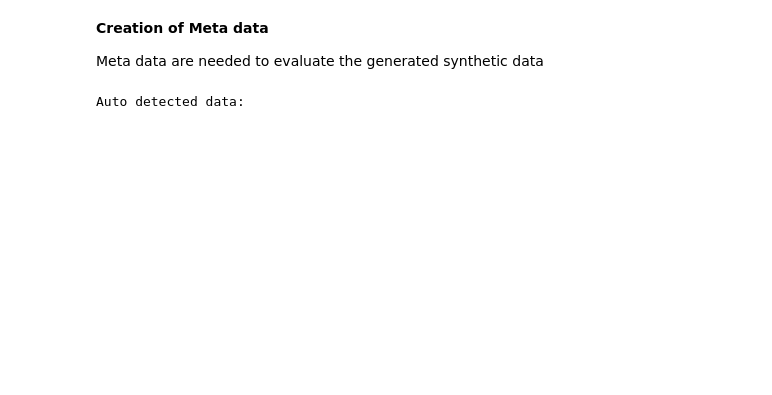
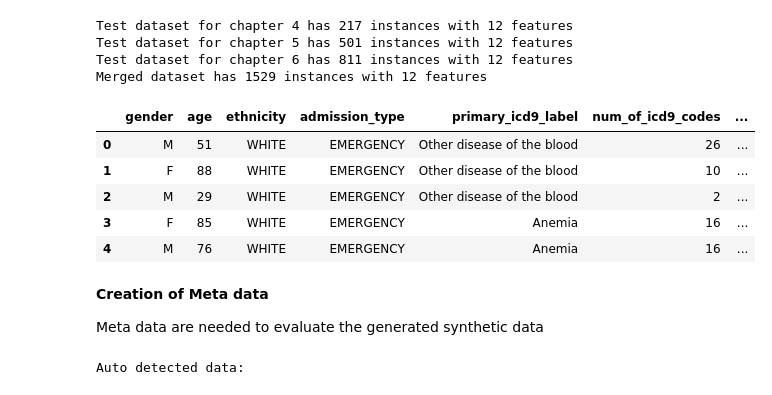
Before and after one commit to botamariaaurora/Synthetic-Patient-Health-Data-Generation-Using-Conversational-AI-and-Large-Language-Models, a Jupyter notebook: Notebooks/Synthetic Data Evaluation.ipynb, the cells around one changed output. Cells and saved outputs as stored; diff of their text form; code cells hidden in the pictures; blank space fills up the shorter version.

```diff
--- a/Notebooks/Synthetic Data Evaluation.ipynb
+++ b/Notebooks/Synthetic Data Evaluation.ipynb
@@ -33,3 +8,35 @@ real_data.head(-1)
+# %%
+chapters = [4,5,6]
+# %%
+real_data = {}
+
+for i in chapters:
+    file_path = f"Final_datasets/Chapter {i}/chapter_{i}.csv"
+
+    real_data[i] = pd.read_csv(file_path)
+
+    if 'primary_icd9_code' in real_data[i].columns:
+        real_data[i].drop(columns=['primary_icd9_code'], inplace=True)
+
+    print(f"Test dataset for chapter {i} has {real_data[i].shape[0]} instances with {real_data[i].shape[1]} features")
+
+all_real_data = pd.concat(real_data.values(), ignore_index=True)
+
+print(f"Merged dataset has {all_real_data.shape[0]} instances with {all_real_data.shape[1]} features")
+# %% [output]
+Test dataset for chapter 4 has 217 instances with 12 features
+Test dataset for chapter 5 has 501 instances with 12 features
+Test dataset for chapter 6 has 811 instances with 12 features
+Merged dataset has 1529 instances with 12 features
+# %%
+all_real_data.head()
+# %% [output]
+|  | gender | age | ethnicity | admission_type | primary_icd9_label | num_of_icd9_codes | ... |
+| 0 | M | 51 | WHITE | EMERGENCY | Other disease of the blood | 26 | ... |
+| 1 | F | 88 | WHITE | EMERGENCY | Other disease of the blood | 10 | ... |
+| 2 | M | 29 | WHITE | EMERGENCY | Other disease of the blood | 2 | ... |
+| 3 | F | 85 | WHITE | EMERGENCY | Anemia | 16 | ... |
+| 4 | M | 76 | WHITE | EMERGENCY | Anemia | 16 | ... |
 # %% [markdown]
 **Creation of Meta data**
 
```
Also changed, not shown: parts of 16 cells of this notebook, 4 other files.
